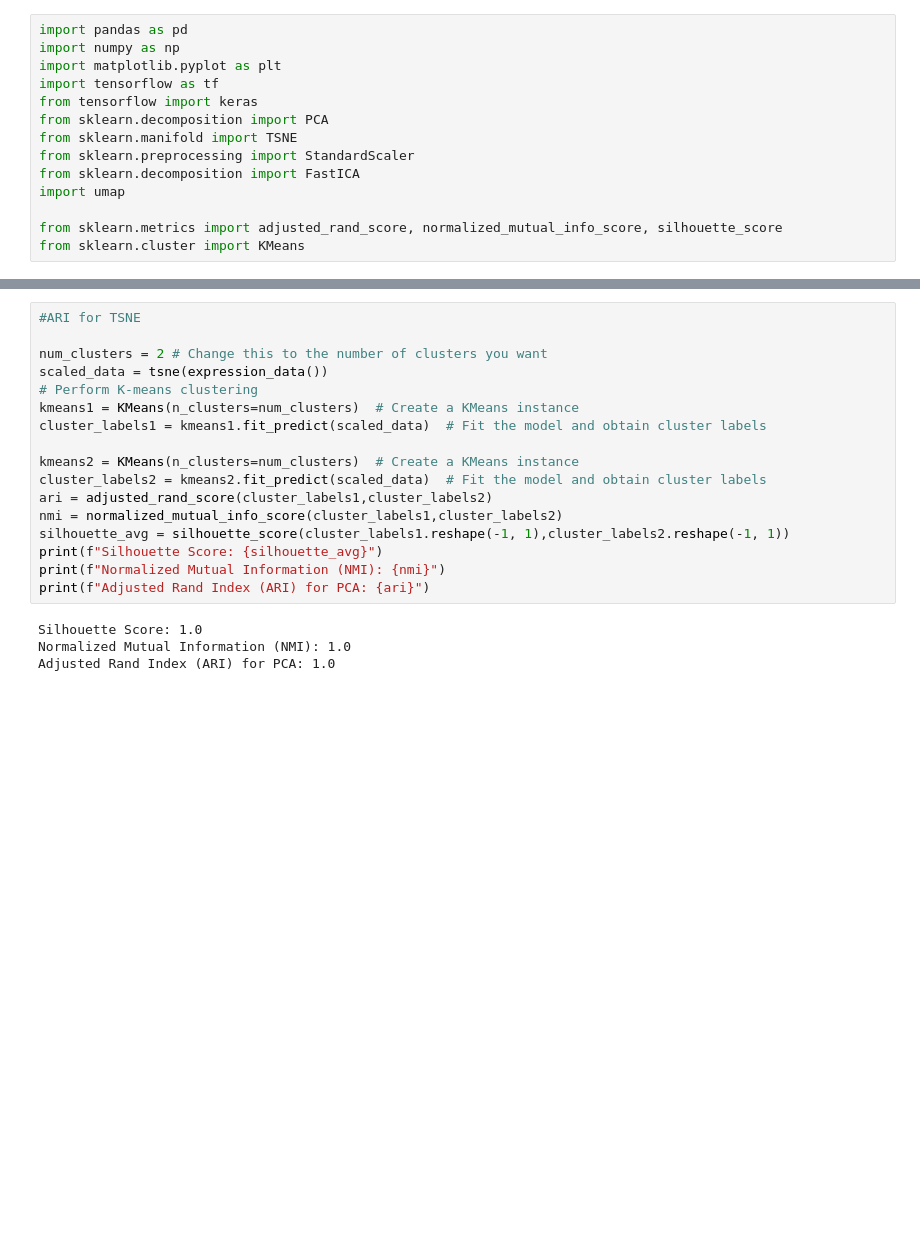
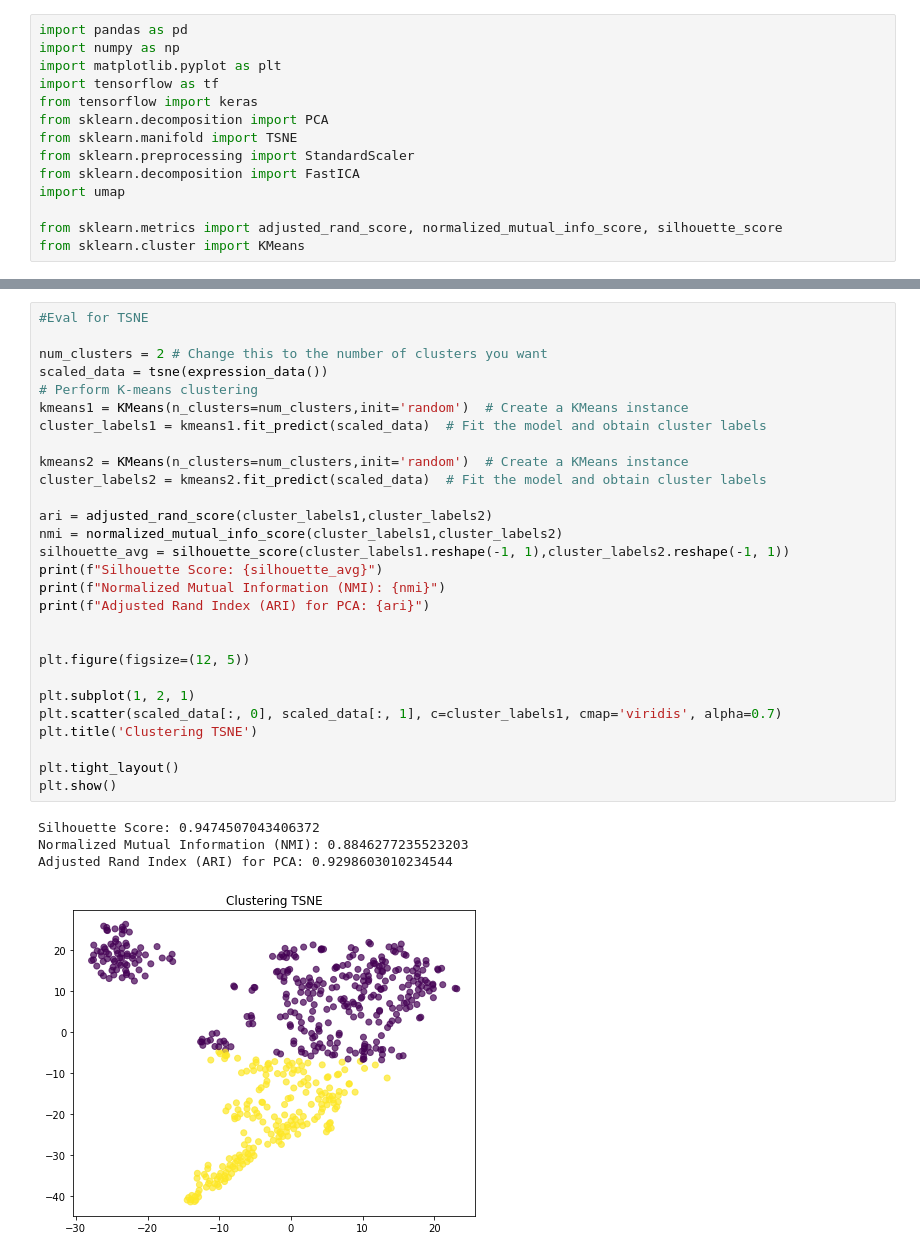
Before and after one commit to jerrywang2352/scRNA_Benchmark, a Jupyter notebook: final_repo/dimension/metric.ipynb, the cells around one changed output, grey strips where cells are left out. Saved outputs shown, nothing was run; the diff lists cells and outputs as text; blank space fills up the shorter version.

```diff
--- a/final_repo/dimension/metric.ipynb
+++ b/final_repo/dimension/metric.ipynb
@@ -122,22 +132,34 @@ Adjusted Rand Index (ARI) for PCA: -0.0017793594306049821
 # %%
-#ARI for TSNE
+#Eval for TSNE
 
 num_clusters = 2 # Change this to the number of clusters you want
 scaled_data = tsne(expression_data())
 # Perform K-means clustering
-kmeans1 = KMeans(n_clusters=num_clusters)  # Create a KMeans instance
+kmeans1 = KMeans(n_clusters=num_clusters,init='random')  # Create a KMeans instance
 cluster_labels1 = kmeans1.fit_predict(scaled_data)  # Fit the model and obtain cluster labels
 
-kmeans2 = KMeans(n_clusters=num_clusters)  # Create a KMeans instance
+kmeans2 = KMeans(n_clusters=num_clusters,init='random')  # Create a KMeans instance
 cluster_labels2 = kmeans2.fit_predict(scaled_data)  # Fit the model and obtain cluster labels
+
 ari = adjusted_rand_score(cluster_labels1,cluster_labels2)
 nmi = normalized_mutual_info_score(cluster_labels1,cluster_labels2)
 silhouette_avg = silhouette_score(cluster_labels1.reshape(-1, 1),cluster_labels2.reshape(-1, 1))
 print(f"Silhouette Score: {silhouette_avg}")
 print(f"Normalized Mutual Information (NMI): {nmi}")
 print(f"Adjusted Rand Index (ARI) for PCA: {ari}")
+
+
+plt.figure(figsize=(12, 5))
+
+plt.subplot(1, 2, 1)
+plt.scatter(scaled_data[:, 0], scaled_data[:, 1], c=cluster_labels1, cmap='viridis', alpha=0.7)
+plt.title('Clustering TSNE')
+
+plt.tight_layout()
+plt.show()
 # %% [output]
-Silhouette Score: 1.0
-Normalized Mutual Information (NMI): 1.0
-Adjusted Rand Index (ARI) for PCA: 1.0
+Silhouette Score: 0.9474507043406372
+Normalized Mutual Information (NMI): 0.8846277235523203
+Adjusted Rand Index (ARI) for PCA: 0.9298603010234544
+[figure, added]
 # %%
```
Also changed, not shown: parts of 12 cells of this notebook, 1 other file.
